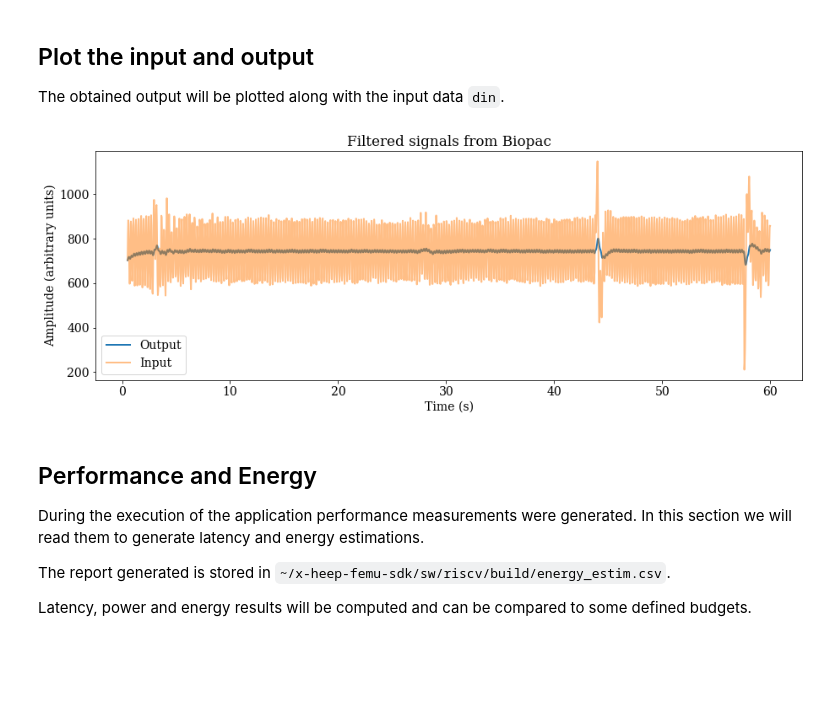
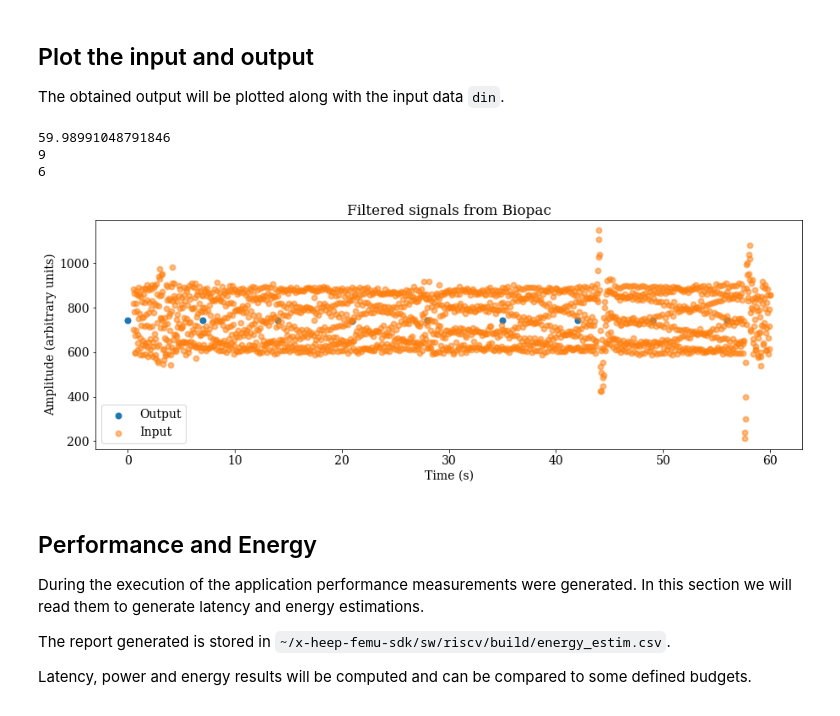
Before and after one commit to esl-epfl/x-heep-femu-sdk, a Jupyter notebook: sw/arm/jupyter_notebooks/adc-emu/adc-emu.ipynb, the cells around one changed output. Drawn from its saved outputs; the diff is of its cells as text; code cells hidden in the pictures; blank space fills up the shorter version.

```diff
--- a/sw/arm/jupyter_notebooks/adc-emu/adc-emu.ipynb
+++ b/sw/arm/jupyter_notebooks/adc-emu/adc-emu.ipynb
@@ -139,7 +139,7 @@ During the exeuction the UART output will be printed live.
 # Note that the compilation is affected by the parameters written to the definitions.h file
 SKIP_COMPILE    = 0
 # Wether to see the X-HEEP UART output live.
-VERBOSE         = 0
+VERBOSE         = 1
 # Enable the printfs inside X-HEEP application.
 # This is not the same as VERBOSE, as
 #   a) it actually reflects in C-code and therefore in performance.
@@ -154,7 +154,9 @@ OUTPUT_END_SEQ      = "#---"
 # Write the definitions header file to share information with the C code
 defs = APP_PATH + 'definitions.h'
 xh.open_definitions     (defs, "DEFINITIONS")
-xh.add_definition       (defs, "INPUT_DATA_LENGTH", INPUT_DATA_LENGTH)
+xh.add_definition       (defs, "INPUT_DATA_LENGTH", 2500)
+xh.add_definition       (defs, "INPUT_BUFFER_SIZE", 256 )
+xh.add_definition       (defs, "WORD_SIZE_BYTES",   4 )
 xh.add_definition       (defs, "ENABLE_PRINTF",     ENABLE_PRINTF)
 xh.add_definition       (defs, "OUTPUT_START_SEQ",  OUTPUT_START_SEQ)
 xh.add_definition       (defs, "OUTPUT_DIVIDER",    OUTPUT_DIVIDER)
@@ -173,7 +175,7 @@ else:
     xh.reset_perf_cnt(perf_cnt)             # Reset the performance counters
     xh.start_perf_cnt_manual(perf_cnt)      # Start the performance counters
 
-    out, _ = xh.run_app(verbose = VERBOSE) # Run the application (disregarding the error output)
+    out, _ = xh.run_app(verbose = VERBOSE)  # Run the application (disregarding the error output)
 
     xh.stop_perf_cnt(perf_cnt)              # Stop the performance counters
     xh.thread_stop(ddr_thread, ddr_sf)      # Stop the ddr circular buffer controller
@@ -255,37 +270,43 @@ ts.time = din.time
 series[0].append(ts)
 
 # Add some time information based on knowledge of what was input and the expected output
-series[0][0].time = ts.time
+print(max(ts.time))
+print(int(2500/256))
+print(int(max(ts.time)/int(2500/256)))
+series[0][0].time = list(range(0, int(max(ts.time)),1+int(max(ts.time)/int(2500/256))))
 series[0][1].time = ts.time
 
 # Generate subplot to show the results
 plts = len(series)
 plt_height = 5
 
 plt.rcParams["font.family"] = "serif"
 plt.rcParams["font.size"] = 14
 FIG_HEIGHT = 4
 fig, axs = plt.subplots(ncols=plts, figsize=(3*plt_height*plts, plt_height))
 
 # Plot configurations
 a = [1,0.5,0.5] # Alpha (opacity)
 
 # Plot the desired signals
 for p in range(plts):
     for s in range(len(series[p])):
         ax = axs if len(series) == 1 else axs[p]
         if len(series[p][s].time) > 0:
-            ax.plot(series[p][s].time, series[p][s].data,
+            ax.scatter(series[p][s].time, series[p][s].data,
                     alpha = a[s], linewidth=2)
         else:
             ax.plot(series[p][s].data,
                     alpha = a[s])
     ax.legend([seq.name for seq in series[p]], loc='lower left')
     ax.set_xlabel("Time (s)")
     ax.set_ylabel("Amplitude (arbitrary units)")
     ax.set_title(f"Filtered signals from {FILENAME}")
 # %% [output]
+59.98991048791846
+9
+6
-[figure, old version]
+[figure, new version]
 # %% [markdown]
 ## Performance and Energy
 
```
Also changed, not shown: parts of 2 cells of this notebook, 4 other files.
